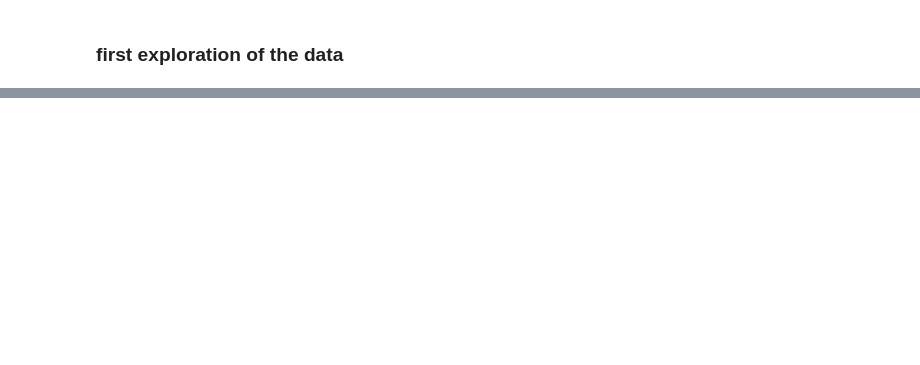
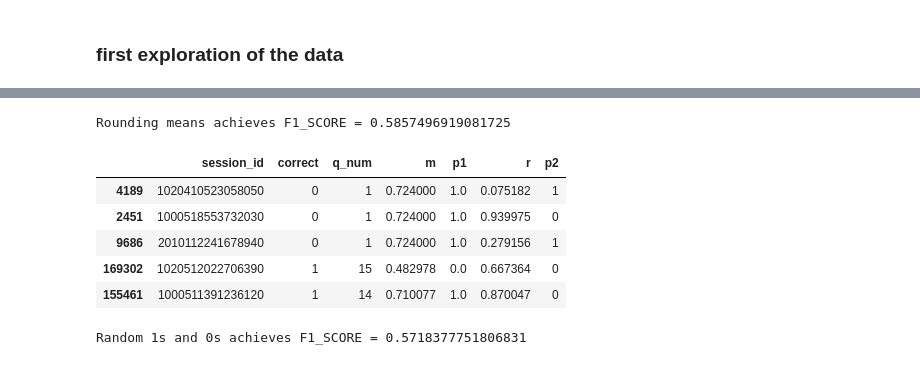
Before and after one commit to ericajstevenson/Predict_Student_Performance, a Jupyter notebook: EDA.ipynb, the cells around one changed output, grey strips where cells are left out. Cells and saved outputs as stored; diff of their text form; code cells hidden in the pictures; blank space fills up the shorter version.

Commit message:
added predict means baseline

```diff
--- a/EDA.ipynb
+++ b/EDA.ipynb
@@ -43,0 +48,6 @@ labels.head()
+# %%
+# LABELS
+# split session id column into session number and question number
+labels['q_num'] = labels['session_id'].apply(lambda x: int(x.split('_')[-1][1:]))
+labels['session_id'] = labels['session_id'].apply(lambda x: int(x.split('_')[0][1:]))
+labels.sample(10)
@@ -70,0 +138,4 @@ fig.show()
+# %%
+# create a dictionary to use for mapping question number to mean of correct answers
+question_means = labels.groupby('q_num').correct.agg('mean').to_dict()
+question_means
@@ -70,0 +167,5 @@ fig.show()
+# %%
+# map the computed question means to the question number
+labels['m'] = labels.q_num.map(question_means)
+labels['p1'] = labels.m.round()
+labels.sample(5)
@@ -70,0 +179,21 @@ fig.show()
+# %%
+m1 = f1_score(labels.correct, labels.p1, average='macro')
+print('Rounding means achieves F1_SCORE =',m1)
+# %% [output]
+Rounding means achieves F1_SCORE = 0.5857496919081725
+# %%
+labels['r'] = np.random.uniform(0,1,len(labels))
+labels['p2'] = (labels.r < labels.m).astype('int32')
+labels.sample(5)
+# %% [output]
+|  | session_id | correct | q_num | m | p1 | r | p2 |
+| 4189 | 1020410523058050 | 0 | 1 | 0.724000 | 1.0 | 0.075182 | 1 |
+| 2451 | 1000518553732030 | 0 | 1 | 0.724000 | 1.0 | 0.939975 | 0 |
+| 9686 | 2010112241678940 | 0 | 1 | 0.724000 | 1.0 | 0.279156 | 1 |
+| 169302 | 1020512022706390 | 1 | 15 | 0.482978 | 0.0 | 0.667364 | 0 |
+| 155461 | 1000511391236120 | 1 | 14 | 0.710077 | 1.0 | 0.870047 | 0 |
+# %%
+m2 = f1_score( labels.correct, labels.p2, average='macro')
+print('Random 1s and 0s achieves F1_SCORE =',m2)
+# %% [output]
+Random 1s and 0s achieves F1_SCORE = 0.5718377751806831
```
Also changed, not shown: parts of 14 cells of this notebook.
